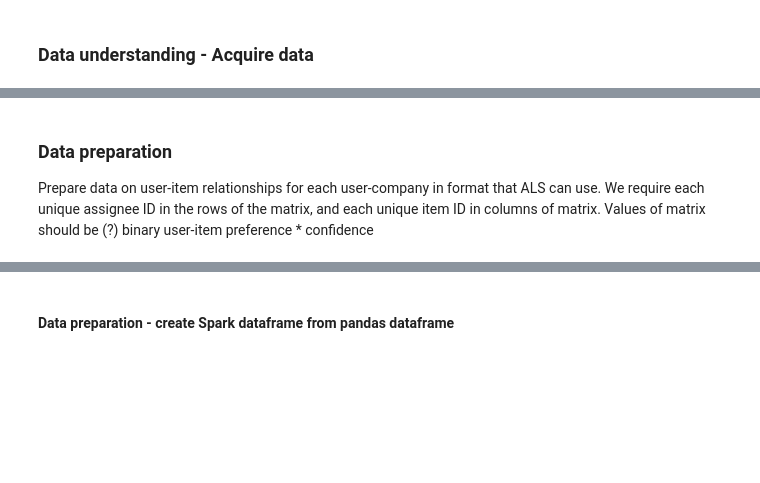
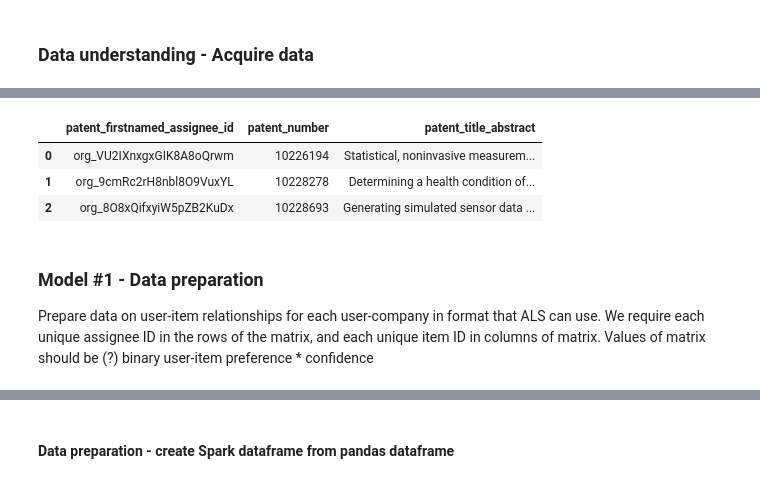
Before and after one commit to glmack/techniche, a Jupyter notebook: model_selection/rec_system.ipynb, the cells around one changed output, grey strips where cells are left out. Cells and saved outputs as stored; diff of their text form; code cells hidden in the pictures; blank space fills up the shorter version.

Commit message:
Process model2 data and begin modelling
Prepare new inital df with text data for tfidf-based model

Add text data preprocessing (tfidf vec) of text data

Begin kmeans and new data prediction

```diff
--- a/model_selection/rec_system.ipynb
+++ b/model_selection/rec_system.ipynb
@@ -91,0 +110,10 @@ df_1000 = pd.DataFrame(data_1000)
+# %%
+# TODO (Lee) review naming conv duplication - create item in dict by concatenating patent_title and patent_abstract
+data_1000_2 = create_title_abstract_col(data=data_1000_2)
+# %%
+# create Pandas dataframe
+df_1000_2 = pd.DataFrame(data_1000_2)
+# %%
+# drop row that contains invalid data in patent_number column
+df_1000_2[df_1000_2.patent_number.str.contains('[RE]')]
+df_1000_2 = df_1000_2.drop(df_1000_2.index[[717]])
@@ -92,5 +132,14 @@ df_1000 = pd.DataFrame(data_1000)
+# %%
+df_1000_2 = df_1000_2.dropna()
+# %%
+df_1000_2.head(3)
+# %% [output]
+|  | patent_firstnamed_assignee_id | patent_number | patent_title_abstract |
+| 0 | org_VU2IXnxgxGIK8A8oQrwm | 10226194 | Statistical, noninvasive measurem... |
+| 1 | org_9cmRc2rH8nbl8O9VuxYL | 10228278 | Determining a health condition of... |
+| 2 | org_8O8xQifxyiW5pZB2KuDx | 10228693 | Generating simulated sensor data ... |
 # %% [markdown]
-### Data preparation
+### Model #1 - Data preparation
 Prepare data on user-item relationships for each user-company in format that ALS can use.
 We require each unique assignee ID in the rows of the matrix, and each unique item ID in columns of matrix.
 Values of matrix should be (?) binary user-item preference * confidence
```
Also changed, not shown: parts of 34 cells of this notebook.
